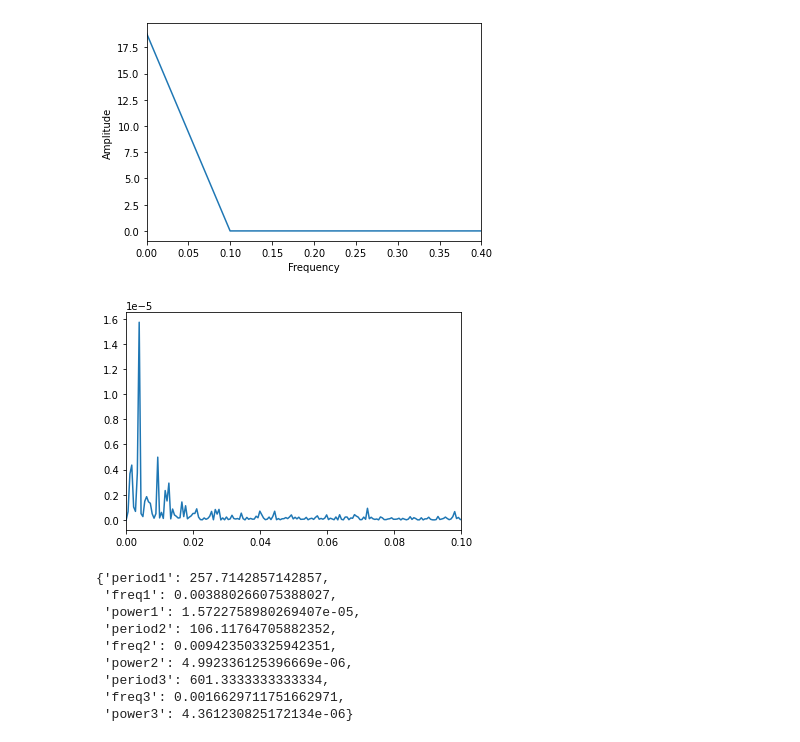
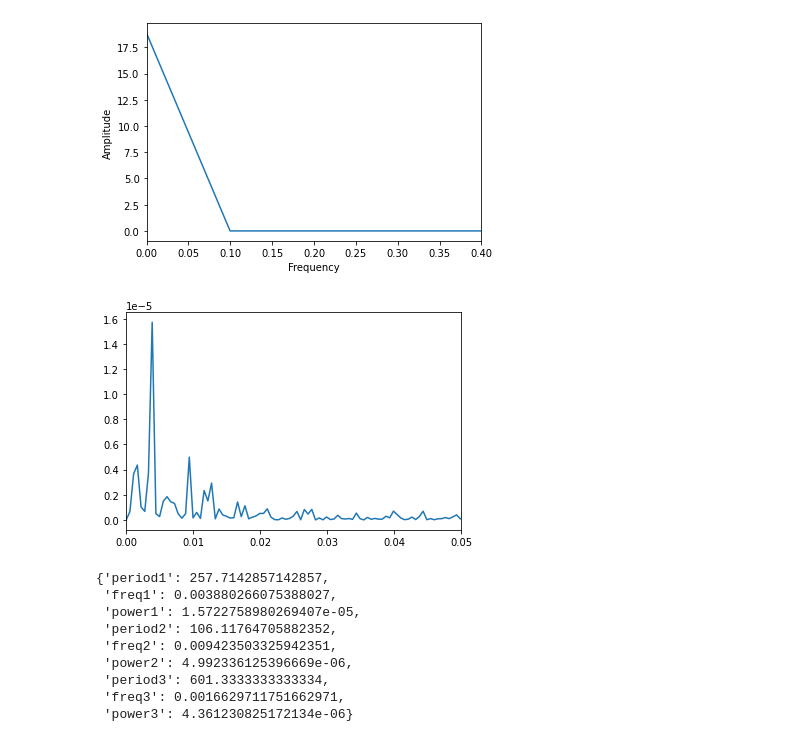
Before and after one commit to LabGeoTopo/fftpy_analysis, a Jupyter notebook: fft_analysis01.ipynb, the cells around one changed output. Saved outputs shown, nothing was run; the diff lists cells and outputs as text; code cells hidden in the pictures.

```diff
--- a/fft_analysis01.ipynb
+++ b/fft_analysis01.ipynb
@@ -133,13 +136,13 @@ plt.show()
 # %%
 # Estimate power spectral density using a periodogram
 f, Pxx = signal.periodogram(obs)
 
 # lets plot this periodogram
 plt.plot(f, Pxx)
-plt.xlim(0, 0.1)
+plt.xlim(0, 0.05)
 plt.savefig("Outputs/periodograms_A_BIG_Z.png")
 # %% [output]
-[figure, old version]
+[figure, new version]
 # %%
 top_3_periods = {}
 
```
Also changed, not shown: parts of 1 cell of this notebook, 1 other file.
